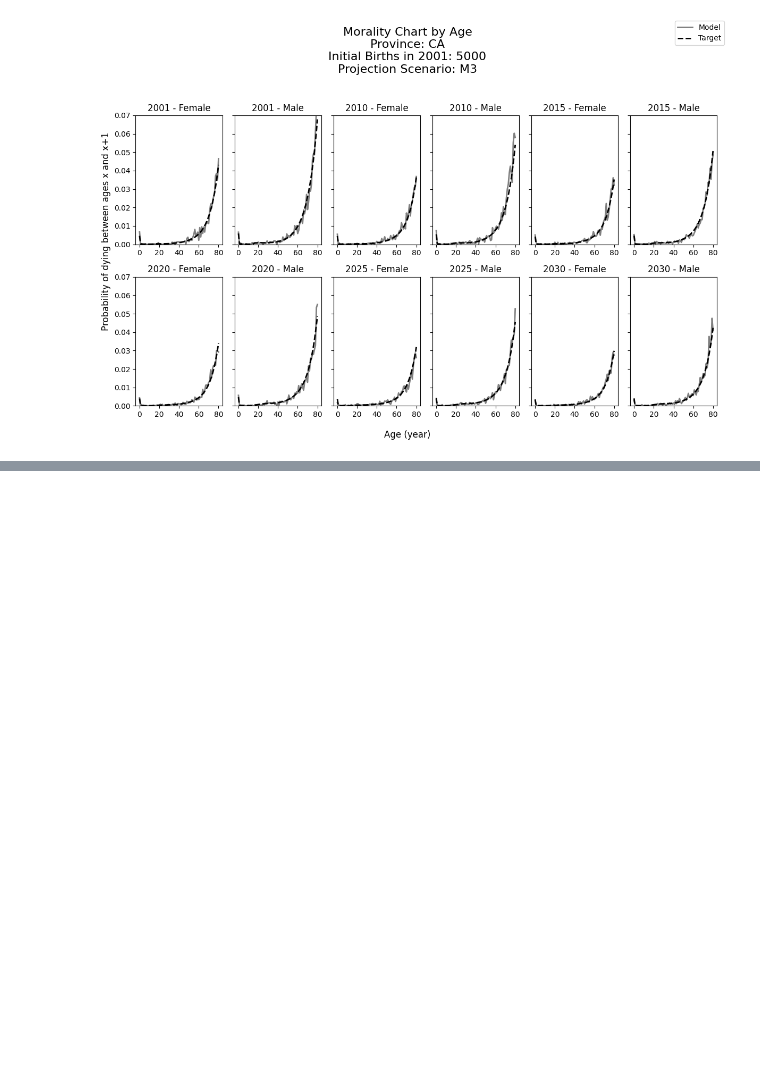
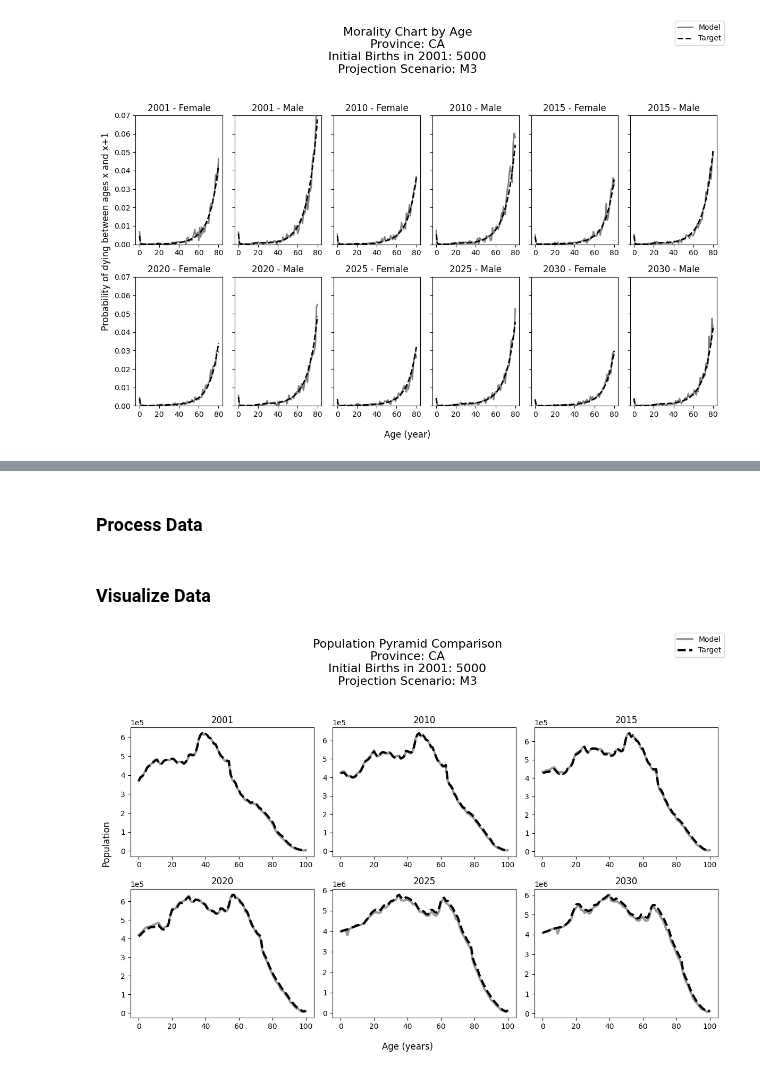
Before and after one commit to resplab/leap, a Jupyter notebook: docs/model/model-validation.ipynb, the cells around one changed output, grey strips where cells are left out. Cells and saved outputs as stored; diff of their text form; code cells hidden in the pictures; blank space fills up the shorter version.

Commit message:
add population pyramid figure

```diff
--- a/docs/model/model-validation.ipynb
+++ b/docs/model/model-validation.ipynb
@@ -174,0 +185,8 @@ plt.show()
+# %%
+# Read population data from Stats Canada
+target_pop_df_raw = pd.read_csv(DATA_FOLDER / "birth" / "initial_pop_distribution_prop.csv")
+
+# Read population data from simulation
+model_pop_df_raw = pd.read_csv(RUN_BUNDLE_FOLDER / "outcome_matrix_alive.csv")
+# %% [markdown]
+### Process Data
@@ -174,0 +211,72 @@ plt.show()
+# %% [markdown]
+### Visualize Data
+# %%
+# Figure Parameters
+figure_years = [2001, 2010, 2015, 2020, 2025, 2030]
+num_cols = min(len(figure_years), 3)
+num_rows = int(np.ceil(len(figure_years) / num_cols))
+# %%
+fig, axs = plt.subplots(nrows=num_rows, ncols=num_cols, figsize=(4 * num_cols, 4 * num_rows))
+
+# Loop over figure years to make one plot per year
+for i, year in enumerate(figure_years):
+    # Get axis for current plot by indexing with i
+    if num_rows == 1:
+        if num_cols == 1:
+            ax: plt.Axes = axs
+        else:
+            ax: plt.Axes = axs[i % num_cols]
+    else:
+        ax: plt.Axes = axs[i // num_cols][i % num_cols]
+
+    # Filter by current year
+    fig5_filtered_df = population_df[population_df["year"] == year]
+    # Group by age and sum over sexes to current number of population for each age
+    fig5_filtered_df = fig5_filtered_df.groupby("age").sum().reset_index()
+
+    # Scale the simulation data to match the maximum population of the stats data
+    max_stats_age = fig5_filtered_df["n_alive_target"].max()
+    max_simulation_age = fig5_filtered_df["n_alive_model"].max()
+    scaling_factor = max_stats_age / max_simulation_age
+    fig5_filtered_df["n_alive_model"] *= scaling_factor
+
+    # Plot age trend from model
+    ax.plot(
+        fig5_filtered_df["age"],
+        fig5_filtered_df["n_alive_model"],
+        color="#999999",
+        linestyle="-",
+        linewidth=3,
+        label="simulated",
+    )
+    # Plot age trend from target
+    ax.plot(
+        fig5_filtered_df["age"],
+        fig5_filtered_df["n_alive_target"],
+        color="black",
+        linestyle="dashed",
+        linewidth=3,
+        label="observed",
+    )
+
+    # Title and Labels
+    ax.set_title(f"{year}", fontsize=12)
+    ax.ticklabel_format(style="scientific", axis="y", scilimits=(0, 0))
+
+# Additional labels
+fig.supxlabel("Age (years)")
+fig.supylabel("Population")
+fig.suptitle(
+    f"Population Pyramid Comparison\n"
+    + f"Province: {PROVINCE}\n"
+    + f"Initial Births in {STARTING_YEAR}: {N_BIRTHS}\n"
+    + f"Projection Scenario: {GROWTH_TYPE}",
+    fontsize=16,
+)
+fig.legend(["Model", "Target"])
+plt.tight_layout(rect=[0.01, 0, 1, 0.95])
+
+
+plt.show()
+# %% [output]
+[figure, added]
```
Also changed, not shown: parts of 5 cells of this notebook.
